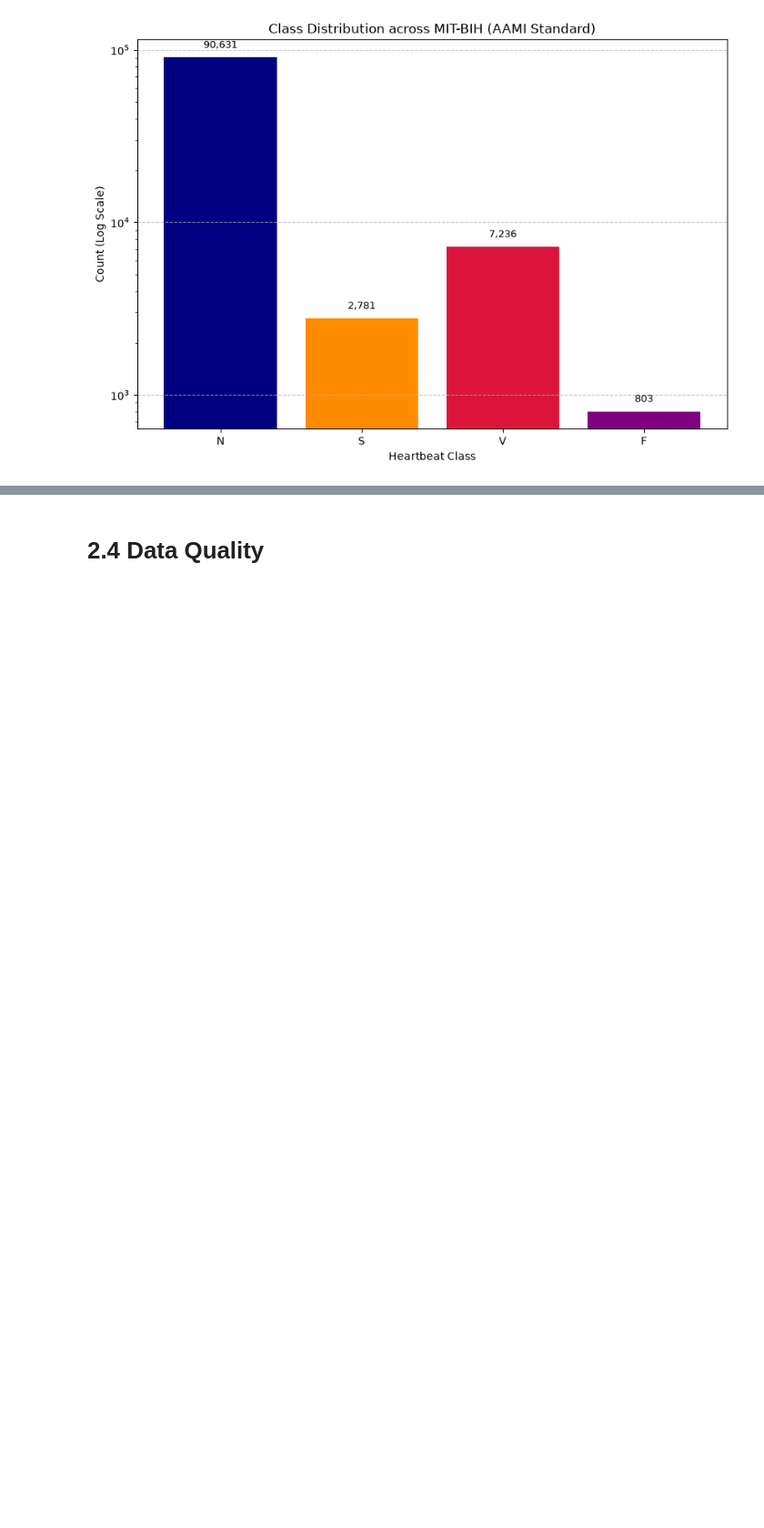
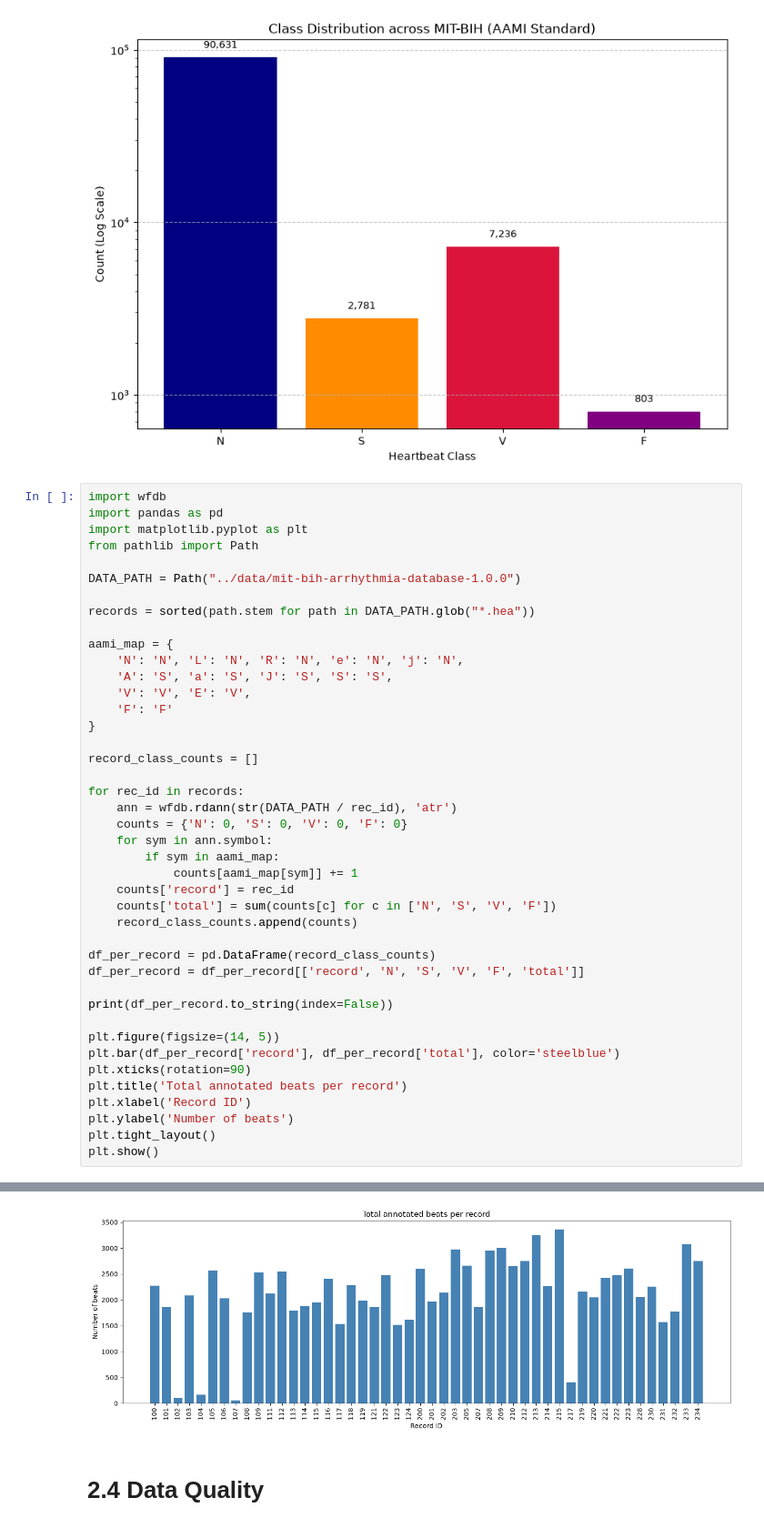
Before and after one commit to RasSved/Data-Mining-Project, a Jupyter notebook: notebooks/EDA.ipynb, the cells around one changed output, grey strips where cells are left out. Shown at 91% size. Drawn from its saved outputs; the diff is of its cells as text; blank space fills up the shorter version.

```diff
--- a/notebooks/EDA.ipynb
+++ b/notebooks/EDA.ipynb
@@ -320,3 +320,46 @@ Class  Total_Beats  Percentage (%)
     V         7236            7.13
     F          803            0.79
 [figure]
+# %%
+import wfdb
+import pandas as pd
+import matplotlib.pyplot as plt
+from pathlib import Path
+
+DATA_PATH = Path("../data/mit-bih-arrhythmia-database-1.0.0")
+
+records = sorted(path.stem for path in DATA_PATH.glob("*.hea"))
+
+aami_map = {
+    'N': 'N', 'L': 'N', 'R': 'N', 'e': 'N', 'j': 'N',
+    'A': 'S', 'a': 'S', 'J': 'S', 'S': 'S',
+    'V': 'V', 'E': 'V',
+    'F': 'F'
+}
+
+record_class_counts = []
+
+for rec_id in records:
+    ann = wfdb.rdann(str(DATA_PATH / rec_id), 'atr')
+    counts = {'N': 0, 'S': 0, 'V': 0, 'F': 0}
+    for sym in ann.symbol:
+        if sym in aami_map:
+            counts[aami_map[sym]] += 1
+    counts['record'] = rec_id
+    counts['total'] = sum(counts[c] for c in ['N', 'S', 'V', 'F'])
+    record_class_counts.append(counts)
+
+df_per_record = pd.DataFrame(record_class_counts)
+df_per_record = df_per_record[['record', 'N', 'S', 'V', 'F', 'total']]
+
+print(df_per_record.to_string(index=False))
+
+plt.figure(figsize=(14, 5))
+plt.bar(df_per_record['record'], df_per_record['total'], color='steelblue')
+plt.xticks(rotation=90)
+plt.title('Total annotated beats per record')
+plt.xlabel('Record ID')
+plt.ylabel('Number of beats')
+plt.tight_layout()
+plt.show()
+# %% [output]
@@ -323,2 +383,3 @@ Class  Total_Beats  Percentage (%)
+[figure, added]
 # %% [markdown]
 # 2.4 Data Quality
```
Also changed, not shown: parts of 9 cells of this notebook.
